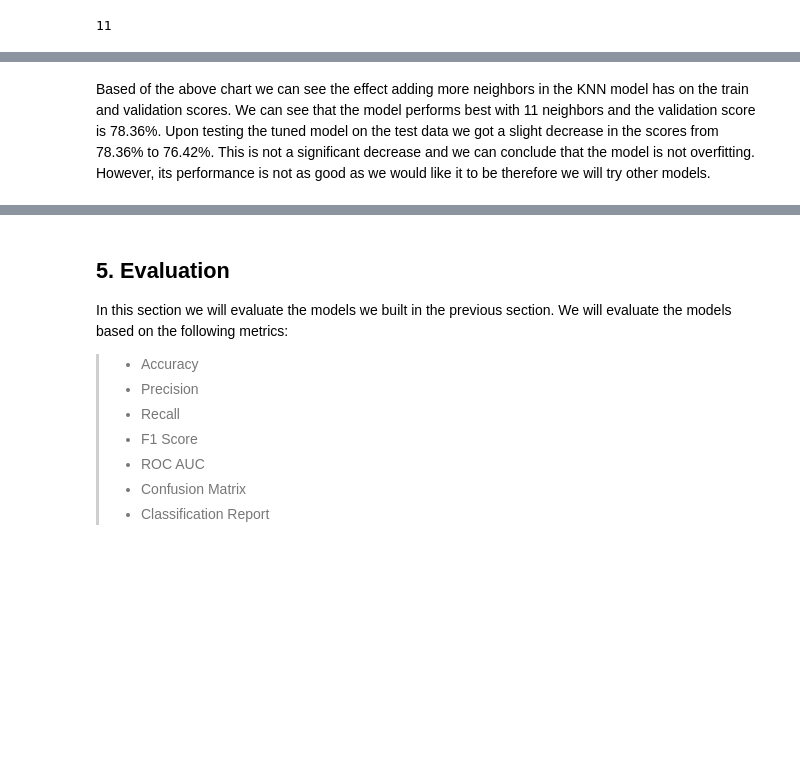
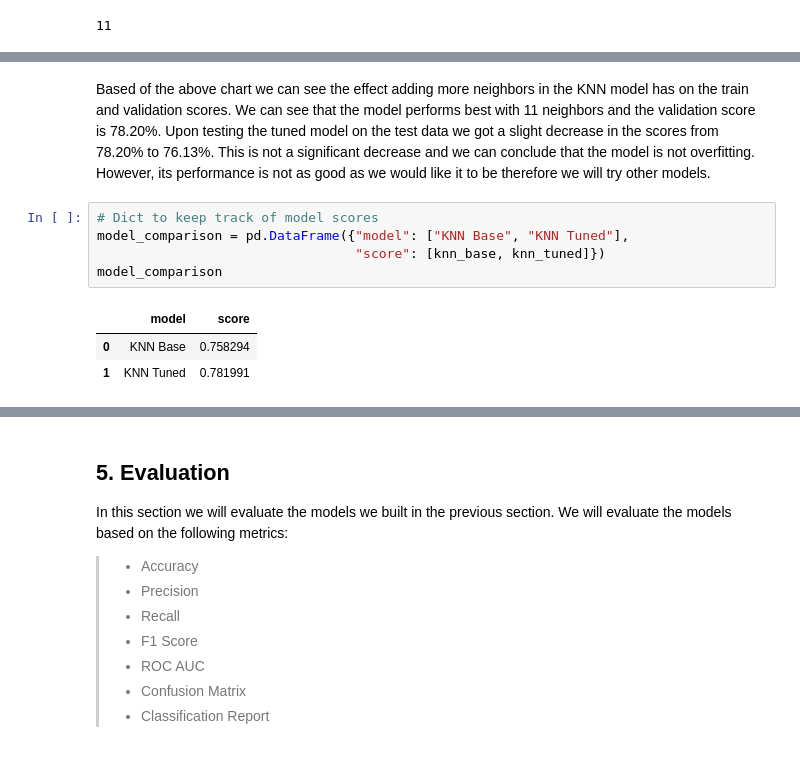
Before and after one commit to rongachoka/Customer_Churn_Analysis_EDA, a Jupyter notebook: index.ipynb, the cells around one changed output, grey strips where cells are left out. Drawn from its saved outputs; the diff is of its cells as text; blank space fills up the shorter version.

```diff
--- a/index.ipynb
+++ b/index.ipynb
@@ -1117,2 +1123,11 @@ knn_test_score
 # %% [markdown]
-Based of the above chart we can see the effect adding more neighbors in the KNN model has on the train and validation scores. We can see that the model performs best with 11 neighbors and the validation score is 78.36%. Upon testing the tuned model on the test data we got a slight decrease in the scores from 78.36% to 76.42%. This is not a significant decrease and we can conclude that the model is not overfitting. However, its performance is not as good as we would like it to be therefore we will try other models.
+Based of the above chart we can see the effect adding more neighbors in the KNN model has on the train and validation scores. We can see that the model performs best with 11 neighbors and the validation score is 78.20%. Upon testing the tuned model on the test data we got a slight decrease in the scores from 78.20% to 76.13%. This is not a significant decrease and we can conclude that the model is not overfitting. However, its performance is not as good as we would like it to be therefore we will try other models.
+# %%
+# Dict to keep track of model scores
+model_comparison = pd.DataFrame({"model": ["KNN Base", "KNN Tuned"],
+                                 "score": [knn_base, knn_tuned]})
+model_comparison
+# %% [output]
+|  | model | score |
+| 0 | KNN Base | 0.758294 |
+| 1 | KNN Tuned | 0.781991 |
```
Also changed, not shown: parts of 17 cells of this notebook.
